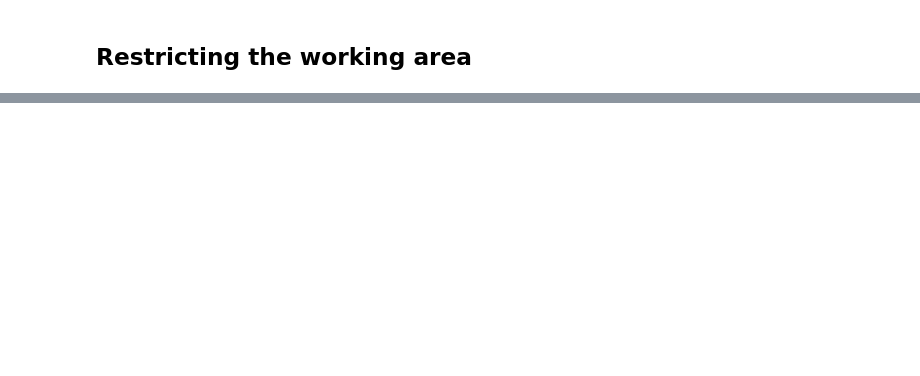
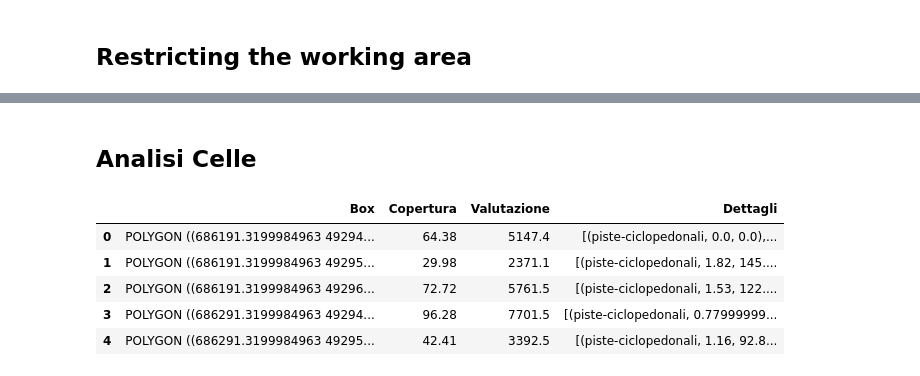
Before and after one commit to ireneburri/AIIT, a Jupyter notebook: main.ipynb, the cells around one changed output, grey strips where cells are left out. Cells and saved outputs as stored; diff of their text form; code cells hidden in the pictures; blank space fills up the shorter version.

```diff
--- a/main.ipynb
+++ b/main.ipynb
@@ -428,0 +685,14 @@ Layer 'aree-ortive' è vuoto o privo di geometrie.
+# %%
+# Visualizza la griglia sopra il layer originale
+city_center_df = gpd.read_file(output_gpkg, layer="aree-statistiche")
+
+if city_center_df.crs.is_geographic:
+    utm_crs = city_center_df.estimate_utm_crs()
+    city_center_df = city_center_df.to_crs(utm_crs)
+    print("CRS trasformato in UTM:", city_center_df.crs)
+
+ax = city_center_df.plot(color='blue', alpha=0.5, edgecolor='k', figsize=(12,10))
+grid.plot(ax=ax, facecolor='none', edgecolor='red')
+
+plt.title("Griglia 100m x 100m sovrapposta a city_center_df")
+plt.show()
@@ -428,0 +751,2 @@ Layer 'aree-ortive' è vuoto o privo di geometrie.
+# %% [markdown]
+## Analisi Celle
@@ -428,0 +767,9 @@ Layer 'aree-ortive' è vuoto o privo di geometrie.
+# %%
+results.head()
+# %% [output]
+|  | Box | Copertura | Valutazione | Dettagli |
+| 0 | POLYGON ((686191.3199984963 49294... | 64.38 | 5147.4 | [(piste-ciclopedonali, 0.0, 0.0),... |
+| 1 | POLYGON ((686191.3199984963 49295... | 29.98 | 2371.1 | [(piste-ciclopedonali, 1.82, 145.... |
+| 2 | POLYGON ((686191.3199984963 49296... | 72.72 | 5761.5 | [(piste-ciclopedonali, 1.53, 122.... |
+| 3 | POLYGON ((686291.3199984963 49294... | 96.28 | 7701.5 | [(piste-ciclopedonali, 0.77999999... |
+| 4 | POLYGON ((686291.3199984963 49295... | 42.41 | 3392.5 | [(piste-ciclopedonali, 1.16, 92.8... |
```
Also changed, not shown: parts of 17 cells of this notebook.
